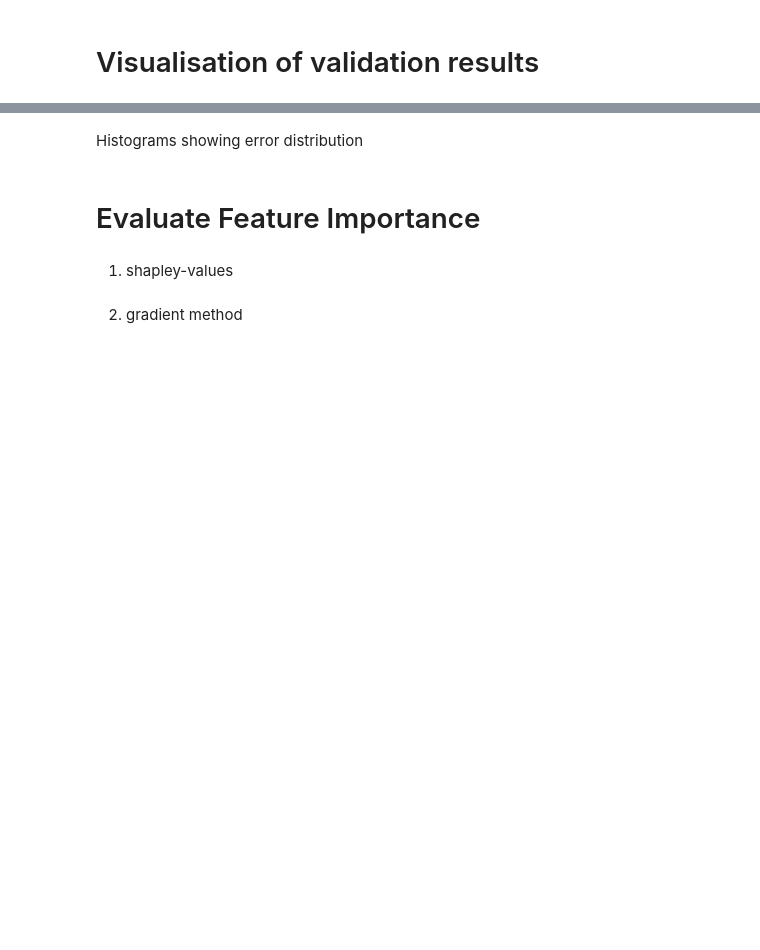
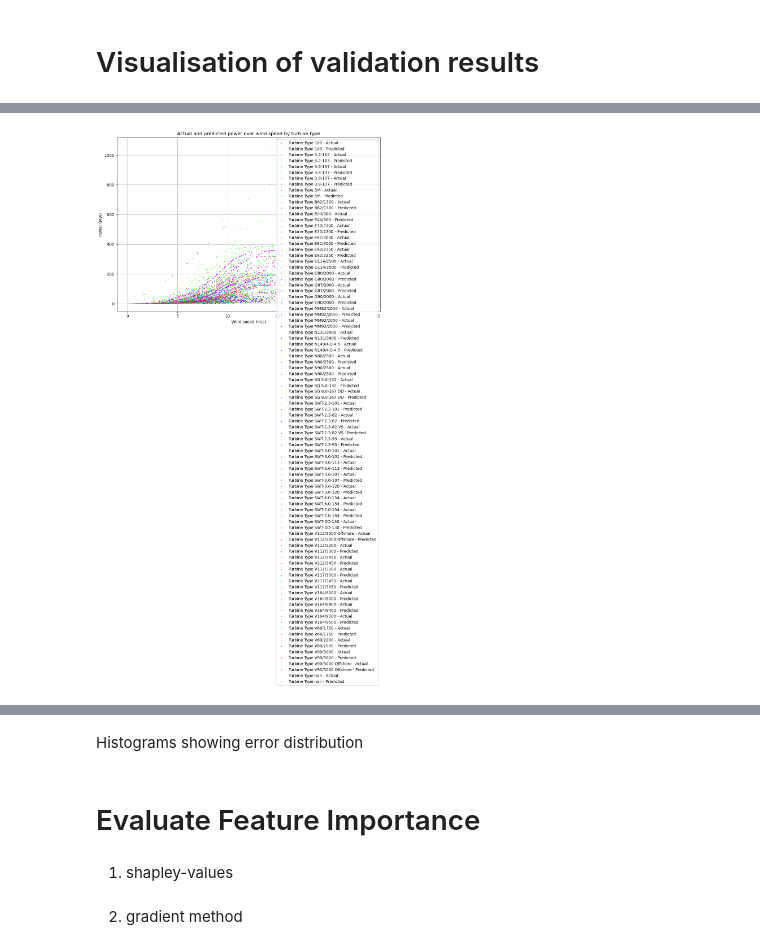
Before and after one commit to el-gif/Webapp, a Jupyter notebook: MLP_KFold.ipynb, the cells around one changed output, grey strips where cells are left out. Saved outputs shown, nothing was run; the diff lists cells and outputs as text; code cells hidden in the pictures; blank space fills up the shorter version.

```diff
--- a/MLP_KFold.ipynb
+++ b/MLP_KFold.ipynb
@@ -94,17 +101,35 @@ from sklearn.preprocessing import StandardScaler
 from sklearn.model_selection import train_test_split
 from torch.utils.data import Dataset
 import torch
+import joblib
 
-combined_features = combined_features_raw.copy()
-output = output_raw.copy()
+combined_features = combined_features_subset.copy()
+output = output_subset.copy()
 
 # Standardisierung der numerischen Features (individuell!)
-wind_scaler = StandardScaler()
-combined_features[:, -1] = wind_scaler.fit_transform(combined_features[:, -1].reshape(-1, 1)).flatten() # scale wind speeds
-scaler = StandardScaler()
-combined_features[:, -2] = scaler.fit_transform(combined_features[:, -2].reshape(-1, 1)).flatten() # scale ages
-combined_features[:, -3] = scaler.fit_transform(combined_features[:, -3].reshape(-1, 1)).flatten() # scale capacities
-combined_features[:, -4] = scaler.fit_transform(combined_features[:, -4].reshape(-1, 1)).flatten() # scale hub heights
+
+# Separate Scaler für jedes Feature
+scaler_wind = StandardScaler()
+scaler_ages = StandardScaler()
+scaler_capacities = StandardScaler()
+scaler_hub_heights = StandardScaler()
+
+# Skalieren der einzelnen Features
+combined_features[:, -1] = scaler_wind.fit_transform(combined_features[:, -1].reshape(-1, 1)).flatten() # scale wind speeds
+combined_features[:, -2] = scaler_ages.fit_transform(combined_features[:, -2].reshape(-1, 1)).flatten()  # scale ages
+combined_features[:, -3] = scaler_capacities.fit_transform(combined_features[:, -3].reshape(-1, 1)).flatten()  # scale capacities
+combined_features[:, -4] = scaler_hub_heights.fit_transform(combined_features[:, -4].reshape(-1, 1)).flatten()  # scale hub heights
+
+# Speichere alle Scaler in einem Dictionary
+scalers = {
+    "winds": scaler_wind,
+    "ages": scaler_ages,
+    "capacities": scaler_capacities,
+    "hub_heights": scaler_hub_heights,
+}
+
+# Speichere das Dictionary mit Joblib
+joblib.dump(scalers, "scalers.pkl")
 
 # Trainings- und Testaufteilung
 train_features, test_features, train_targets, test_targets = train_test_split(combined_features, output, test_size=0.2, shuffle=True)
@@ -675,32 +791,34 @@ plt.show()
 # %%
 import matplotlib.pyplot as plt
 
 # reconstruct original wind speeds
-wind_speeds_validation = wind_scaler.inverse_transform(batch_x_all[:, -1].reshape(-1, 1)).flatten()
+wind_speeds_validation = scaler_wind.inverse_transform(batch_x_all[:, -1].reshape(-1, 1)).flatten()
 
 # reconstruct original turbine types
 turbine_types_validation = np.argmax(batch_x_all[:, 0:-4], axis=1)
 turbine_types_validation = encoder.categories_[0][turbine_types_validation]
 
 # Erstellen eines Farbschemas für verschiedene Turbinentypen
 unique_turbine_types = np.unique(turbine_types_validation)
 colors = plt.cm.get_cmap('hsv', 2*len(unique_turbine_types))
 
 # Erstellen des Scatterplots mit verschiedenen Farben für Turbinentypen
 plt.figure(figsize=(12, 8))
 
 # Für jeden Turbinentyp einen Scatter-Plot mit einer anderen Farbe
 for i, turbine_type in enumerate(unique_turbine_types):
     mask = turbine_types_validation == turbine_type  # Maske für den jeweiligen Turbinentyp
     plt.scatter(wind_speeds_validation[mask], batch_y_all[mask], s=0.5, color=colors(i), label=f"Turbine Type {turbine_type} - Actual")
     plt.scatter(wind_speeds_validation[mask], val_outputs_all[mask], s=0.5, color=colors(len(unique_turbine_types)+i), marker='x', label=f"Turbine Type {turbine_type} - Predicted")
 
 plt.xlabel('Wind speed (m/s)')
 plt.ylabel('Power (MW)')
 plt.title('Actual and predicted power over wind speed by turbine type')
 plt.legend()
 plt.grid(True)
 plt.show()
+# %% [output]
+[figure, added]
 # %%
 import matplotlib.pyplot as plt
 
```
Also changed, not shown: parts of 7 cells of this notebook.
